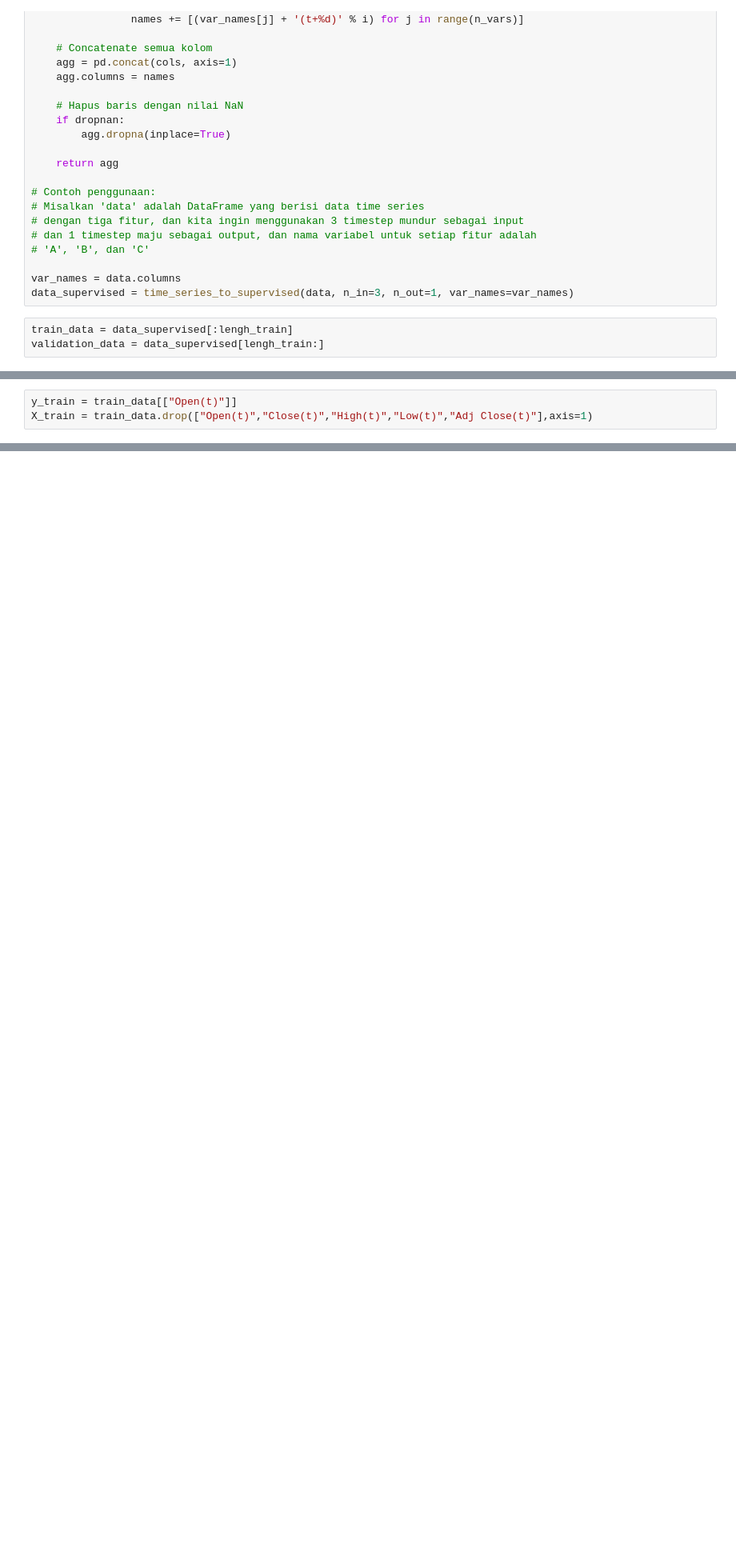
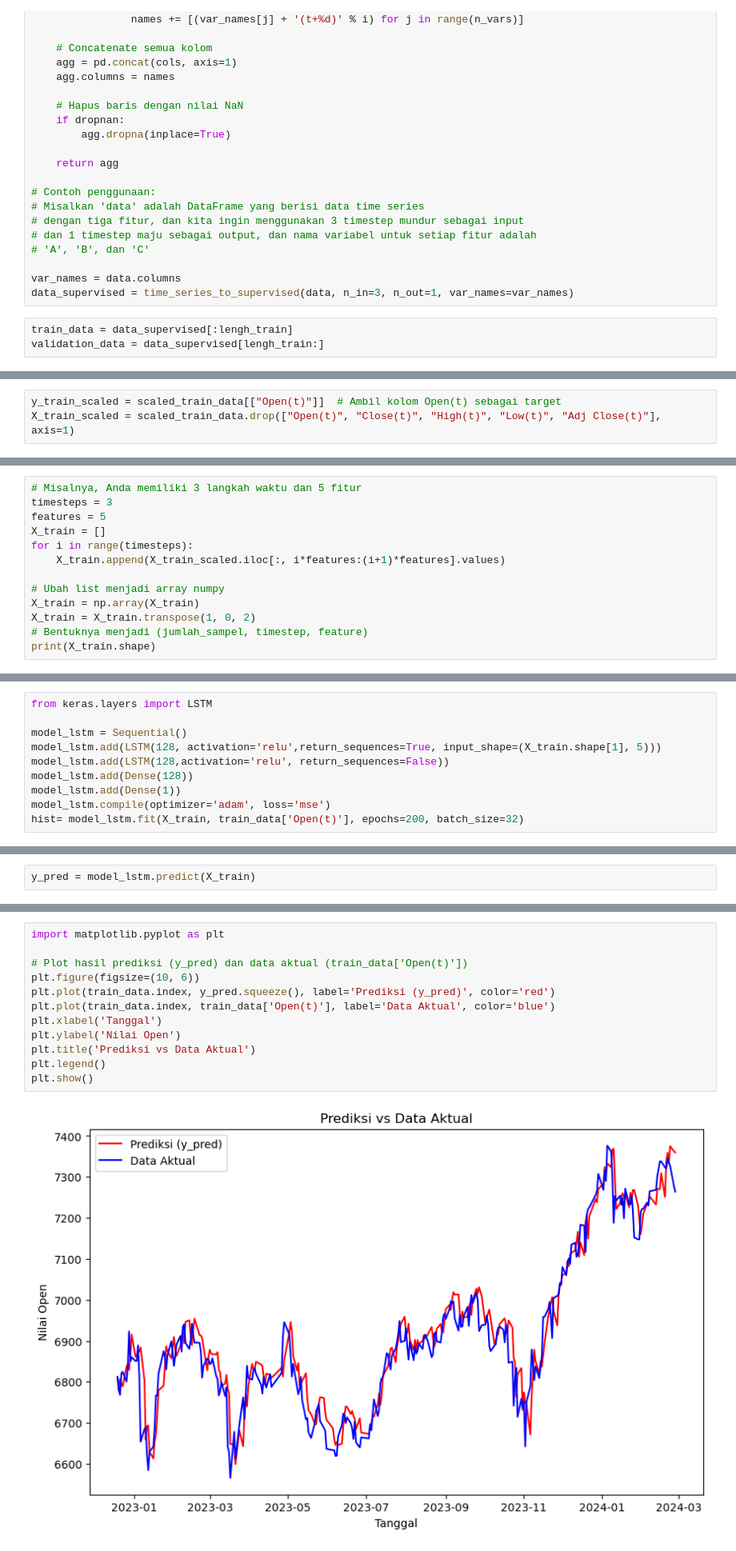
Before and after one commit to zyxn/stock_forecast_sentiment, a Jupyter notebook: notebooks/v1-zbp-lstm.ipynb, the cells around one changed output, grey strips where cells are left out. Shown: that part at 80% size. Drawn from its saved outputs; the diff is of its cells as text; blank space fills up the shorter version.

```diff
--- a/notebooks/v1-zbp-lstm.ipynb
+++ b/notebooks/v1-zbp-lstm.ipynb
@@ -105,3 +122,3 @@ validation_data = data_supervised[lengh_train:]
 # %%
-y_train = train_data[["Open(t)"]]
-X_train = train_data.drop(["Open(t)","Close(t)","High(t)","Low(t)","Adj Close(t)"],axis=1)
+y_train_scaled = scaled_train_data[["Open(t)"]]  # Ambil kolom Open(t) sebagai target
+X_train_scaled = scaled_train_data.drop(["Open(t)", "Close(t)", "High(t)", "Low(t)", "Adj Close(t)"], axis=1)
@@ -110,0 +156,13 @@ X_scaled_train = scaler.fit_transform(X_train)
+# %%
+# Misalnya, Anda memiliki 3 langkah waktu dan 5 fitur
+timesteps = 3
+features = 5
+X_train = []
+for i in range(timesteps):
+    X_train.append(X_train_scaled.iloc[:, i*features:(i+1)*features].values)
+
+# Ubah list menjadi array numpy
+X_train = np.array(X_train)
+X_train = X_train.transpose(1, 0, 2)
+# Bentuknya menjadi (jumlah_sampel, timestep, feature)
+print(X_train.shape)
@@ -110,0 +171,10 @@ X_scaled_train = scaler.fit_transform(X_train)
+# %%
+from keras.layers import LSTM
+
+model_lstm = Sequential()
+model_lstm.add(LSTM(128, activation='relu',return_sequences=True, input_shape=(X_train.shape[1], 5)))
+model_lstm.add(LSTM(128,activation='relu', return_sequences=False))
+model_lstm.add(Dense(128))
+model_lstm.add(Dense(1))
+model_lstm.compile(optimizer='adam', loss='mse')
+hist= model_lstm.fit(X_train, train_data['Open(t)'], epochs=200, batch_size=32)
@@ -110,0 +199,2 @@ X_scaled_train = scaler.fit_transform(X_train)
+# %%
+y_pred = model_lstm.predict(X_train)
@@ -110,0 +254,14 @@ X_scaled_train = scaler.fit_transform(X_train)
+# %%
+import matplotlib.pyplot as plt
+
+# Plot hasil prediksi (y_pred) dan data aktual (train_data['Open(t)'])
+plt.figure(figsize=(10, 6))
+plt.plot(train_data.index, y_pred.squeeze(), label='Prediksi (y_pred)', color='red')
+plt.plot(train_data.index, train_data['Open(t)'], label='Data Aktual', color='blue')
+plt.xlabel('Tanggal')
+plt.ylabel('Nilai Open')
+plt.title('Prediksi vs Data Aktual')
+plt.legend()
+plt.show()
+# %% [output]
+[figure, added]
```
Also changed, not shown: parts of 23 cells of this notebook.
